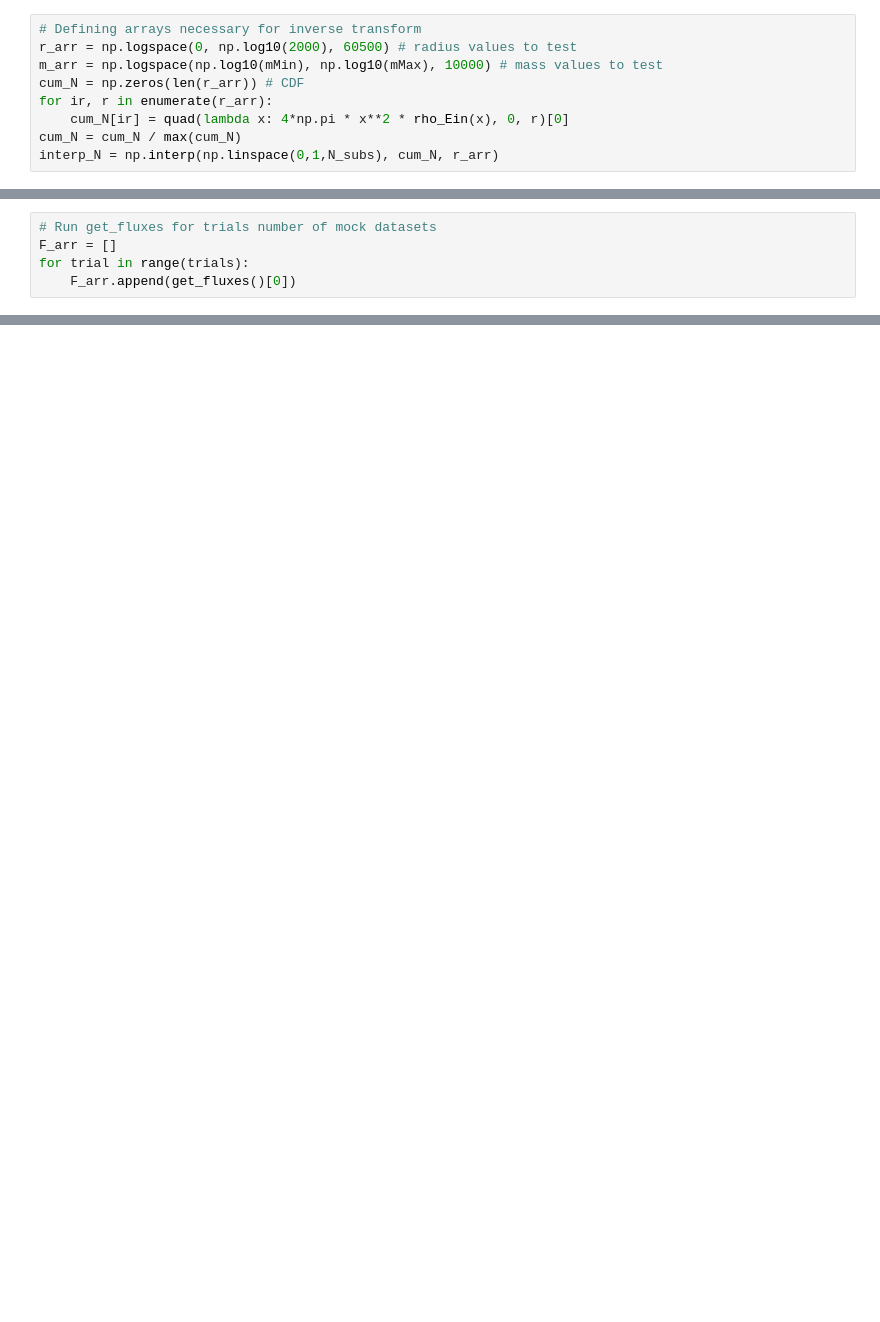
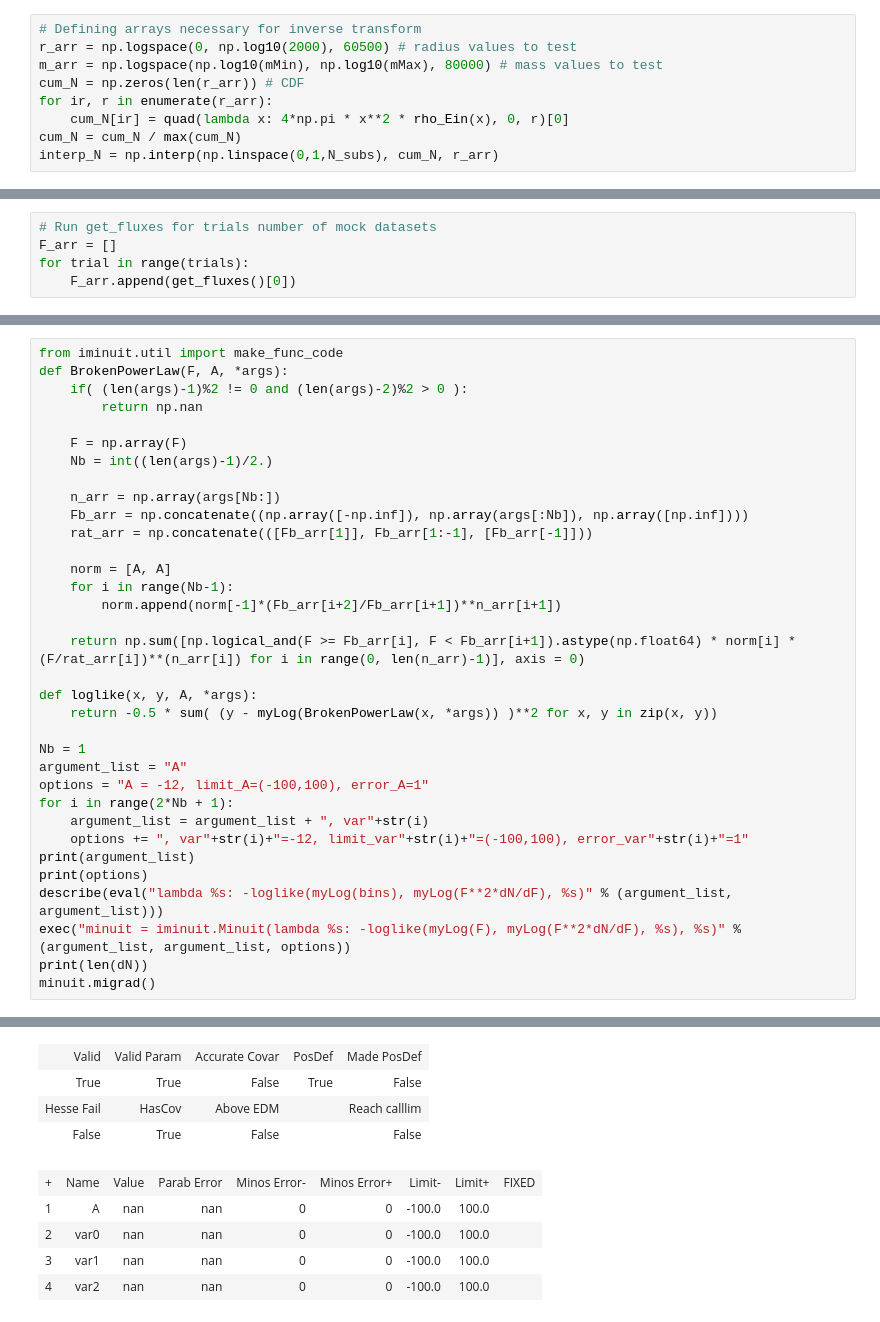
Before and after one commit to jeansom/Subhalos, a Jupyter notebook: SubhaloWAstropy.ipynb, the cells around one changed output, grey strips where cells are left out. Cells and saved outputs as stored; diff of their text form; blank space fills up the shorter version.

```diff
--- a/SubhaloWAstropy.ipynb
+++ b/SubhaloWAstropy.ipynb
@@ -85,7 +89,7 @@ def myLog(n):
 # %%
 # Defining arrays necessary for inverse transform
 r_arr = np.logspace(0, np.log10(2000), 60500) # radius values to test
-m_arr = np.logspace(np.log10(mMin), np.log10(mMax), 10000) # mass values to test
+m_arr = np.logspace(np.log10(mMin), np.log10(mMax), 80000) # mass values to test
 cum_N = np.zeros(len(r_arr)) # CDF
 for ir, r in enumerate(r_arr):
     cum_N[ir] = quad(lambda x: 4*np.pi * x**2 * rho_Ein(x), 0, r)[0]
@@ -186,0 +235,35 @@ plt.close()
+# %%
+from iminuit.util import make_func_code
+def BrokenPowerLaw(F, A, *args):
+    if( (len(args)-1)%2 != 0 and (len(args)-2)%2 > 0 ):
+        return np.nan
+
+    F = np.array(F)
+    Nb = int((len(args)-1)/2.)
+
+    n_arr = np.array(args[Nb:])
+    Fb_arr = np.concatenate((np.array([-np.inf]), np.array(args[:Nb]), np.array([np.inf])))
+    rat_arr = np.concatenate(([Fb_arr[1]], Fb_arr[1:-1], [Fb_arr[-1]]))
+
+    norm = [A, A]
+    for i in range(Nb-1):
+        norm.append(norm[-1]*(Fb_arr[i+2]/Fb_arr[i+1])**n_arr[i+1])
+
+    return np.sum([np.logical_and(F >= Fb_arr[i], F < Fb_arr[i+1]).astype(np.float64) * norm[i] * (F/rat_arr[i])**(n_arr[i]) for i in range(0, len(n_arr)-1)], axis = 0)
+
+def loglike(x, y, A, *args):
+    return -0.5 * sum( (y - myLog(BrokenPowerLaw(x, *args)) )**2 for x, y in zip(x, y))
+
+Nb = 1
+argument_list = "A"
+options = "A = -12, limit_A=(-100,100), error_A=1"
+for i in range(2*Nb + 1):
+    argument_list = argument_list + ", var"+str(i)
+    options += ", var"+str(i)+"=-12, limit_var"+str(i)+"=(-100,100), error_var"+str(i)+"=1"
+print(argument_list)
+print(options)
+describe(eval("lambda %s: -loglike(myLog(bins), myLog(F**2*dN/dF), %s)" % (argument_list, argument_list)))
+exec("minuit = iminuit.Minuit(lambda %s: -loglike(myLog(F), myLog(F**2*dN/dF), %s), %s)" % (argument_list, argument_list, options))
+print(len(dN))
+minuit.migrad()
+# %% [output]
@@ -186,0 +293,9 @@ plt.close()
+| Valid | Valid Param | Accurate Covar | PosDef | Made PosDef |
+| True | True | False | True | False |
+| Hesse Fail | HasCov | Above EDM |  | Reach calllim |
+| False | True | False |  | False |
+| + | Name | Value | Parab Error | Minos Error- | Minos Error+ | Limit- | Limit+ | FIXED |
+| 1 | A | nan | nan | 0 | 0 | -100.0 | 100.0 |  |
+| 2 | var0 | nan | nan | 0 | 0 | -100.0 | 100.0 |  |
+| 3 | var1 | nan | nan | 0 | 0 | -100.0 | 100.0 |  |
+| 4 | var2 | nan | nan | 0 | 0 | -100.0 | 100.0 |  |
```
Also changed, not shown: parts of 11 cells of this notebook, 1 other file.
